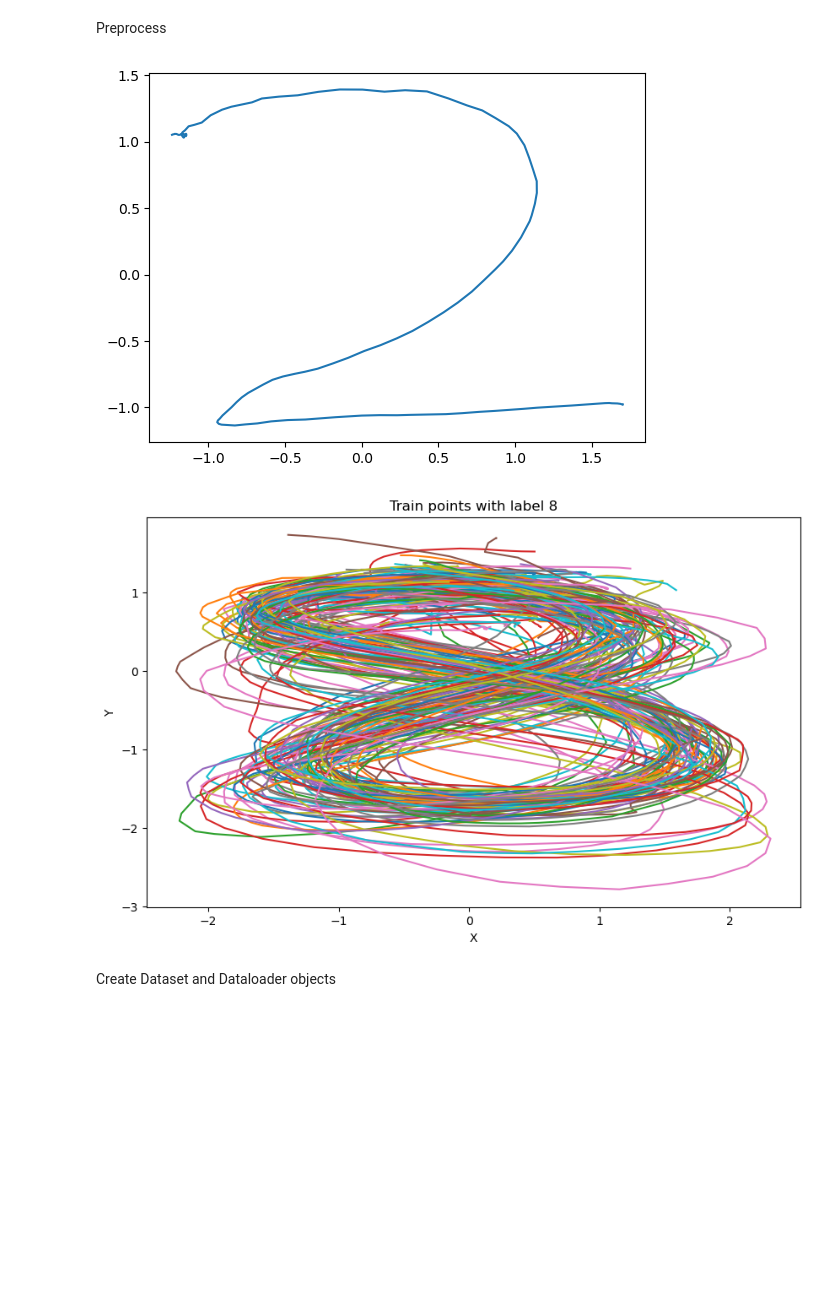
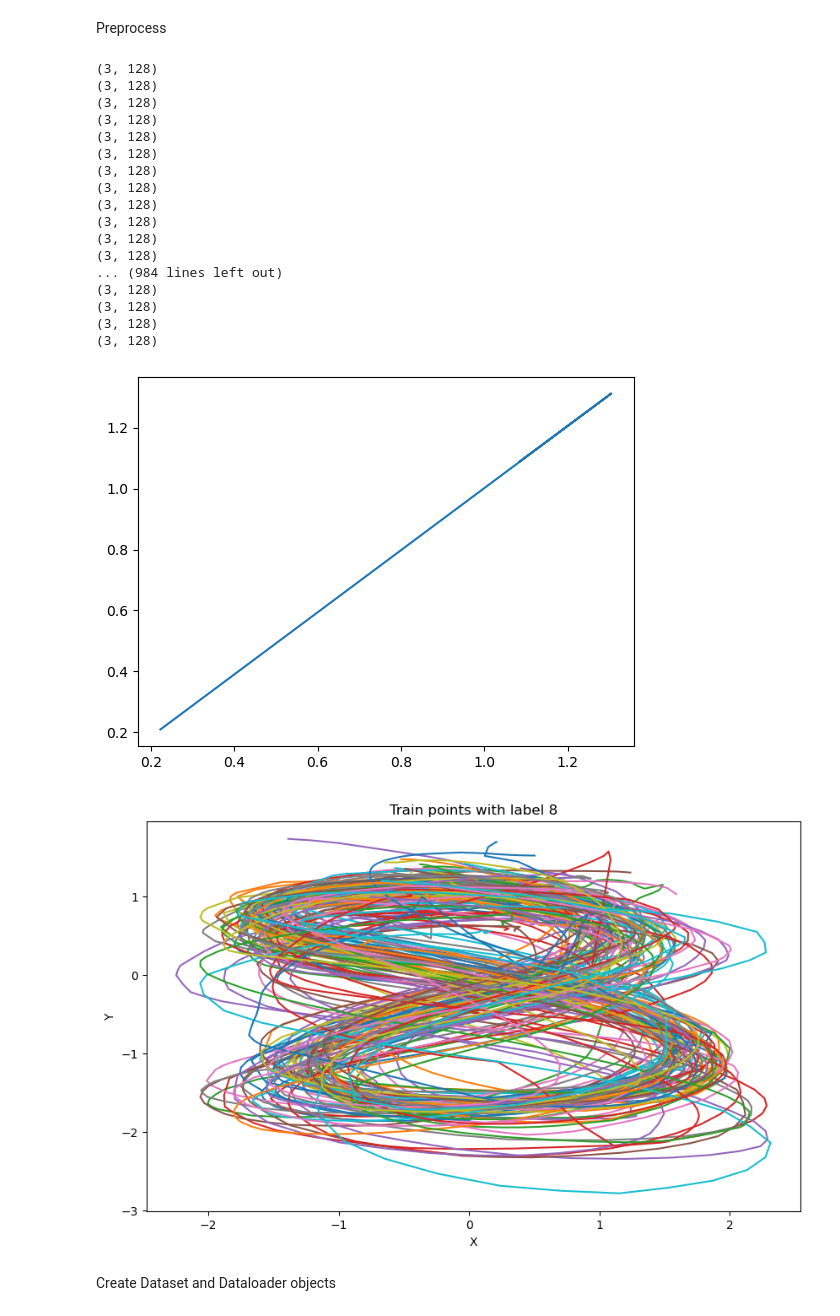
Before and after one commit to Erikkui/PRML-digit-recognition, a Jupyter notebook: digit_classify_nn.ipynb, the cells around one changed output. Cells and saved outputs as stored; diff of their text form; code cells hidden in the pictures; blank space fills up the shorter version.

```diff
--- a/digit_classify_nn.ipynb
+++ b/digit_classify_nn.ipynb
@@ -69,37 +69,55 @@ def preprocess_data( data, N_interp = 128 ):
         tt = np.linspace(0, 1, N_sample, dtype=np.float32)
         tt_interp = np.linspace(0, 1, N_interp, dtype=np.float32)
 
         # First, interpolation (for each dimension separately)
         sample_interp = np.zeros( (N_interp, dims), dtype=np.float32 )
         for dim in range( dims ):
             dim_interp = np.interp( tt_interp, tt, sample[:, dim] )
             sample_interp[:, dim] = dim_interp
 
         # Then standardization
-        data[ii] = scaler.fit_transform( sample_interp )
+        data[ii] = scaler.fit_transform( sample_interp ).transpose()
+        print( data[ii].shape )
 
     return data
 
 data = preprocess_data( data )
 
 X_train, X_test, y_train, y_test = train_test_split( data, labels, test_size=0.2, stratify = labels )
 
 plt.plot( X_train[0][:, 0], X_train[0][:, 1] )
 # Find six train points with label 8
 label_8_indices = [i for i, label in enumerate(y_train) if label == 8][:100]
 
 # Plot them in the same figure
 plt.figure(figsize=(10, 6))
 for idx in label_8_indices:
-    plt.plot(X_train[idx][:, 0], X_train[idx][:, 1], label=f'Sample {idx}')
+    plt.plot(X_train[idx][0, :], X_train[idx][1, :], label=f'Sample {idx}')
 # plt.legend()
 plt.title('Train points with label 8')
 plt.xlabel('X')
 plt.ylabel('Y')
 plt.show()
 # %% [output]
+(3, 128)
+(3, 128)
+(3, 128)
+(3, 128)
+(3, 128)
+(3, 128)
+(3, 128)
+(3, 128)
+(3, 128)
+(3, 128)
+(3, 128)
+(3, 128)
+... (984 lines left out)
+(3, 128)
+(3, 128)
+(3, 128)
+(3, 128)
-[figure, old version]
+[figure, new version]
-[figure, old version]
+[figure, new version]
 # %% [markdown]
 Create Dataset and Dataloader objects
 # %%
```
Also changed, not shown: parts of 3 cells of this notebook.
